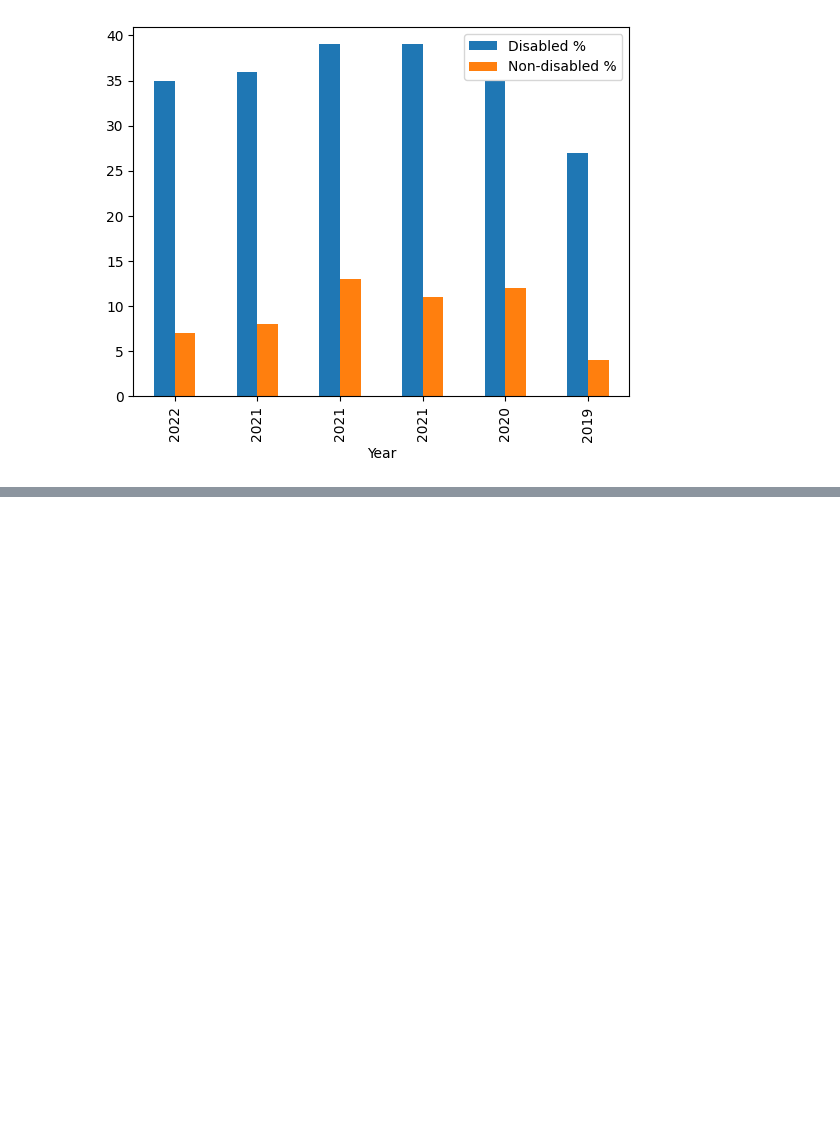
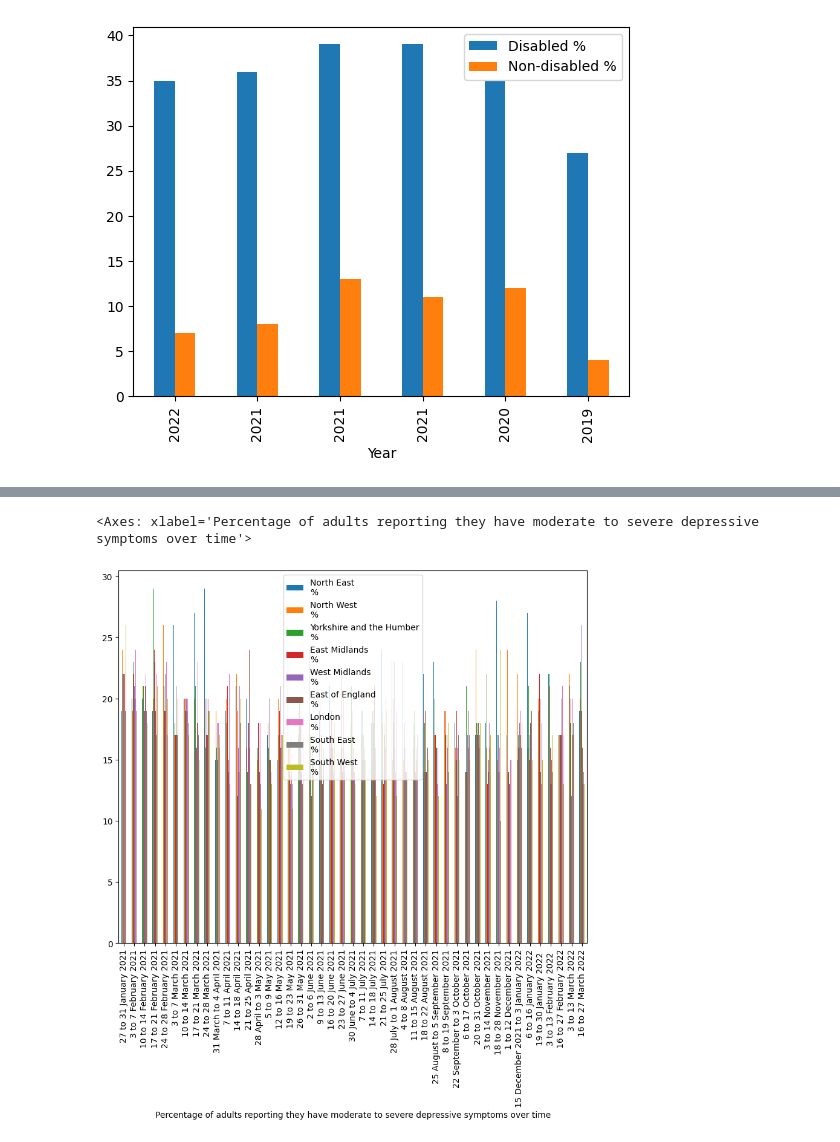
Before and after one commit to NabilahYK/PROGRAMMING-EXAM2, a Jupyter notebook: ProgrammingExam2.ipynb, the cells around one changed output, grey strips where cells are left out. Cells and saved outputs as stored; diff of their text form; code cells hidden in the pictures; blank space fills up the shorter version.

```diff
--- a/ProgrammingExam2.ipynb
+++ b/ProgrammingExam2.ipynb
@@ -788,0 +801,13 @@ Disability.plot.bar()
+# %%
+df15 = pd.read_excel ("/content/drive/MyDrive/referencetablescoldepressionfinal0612.xlsx", header=[0], index_col=[0])
+df15 = pd.read_excel("/content/drive/MyDrive/referencetablescoldepressionfinal0612.xlsx",sheet_name="2.1", index_col = None,
+              skiprows = 13, nrows=45, usecols = 'A:Q')
+df15
+df16 = df15.drop(df15.columns[1:8], axis=1)
+df16
+
+df16.set_index('Percentage of adults reporting they have moderate to severe depressive symptoms over time', inplace=True, drop=False)
+df16
+
+df16.drop(columns=['Percentage of adults reporting they have moderate to severe depressive symptoms over time'], inplace=True)
+df16
@@ -788,0 +833,5 @@ Disability.plot.bar()
+# %%
+df16.plot.bar(figsize=(10, 8))
+# %% [output]
+<Axes: xlabel='Percentage of adults reporting they have moderate to severe depressive symptoms over time'>
+[figure, added]
```
Also changed, not shown: parts of 8 cells of this notebook.
